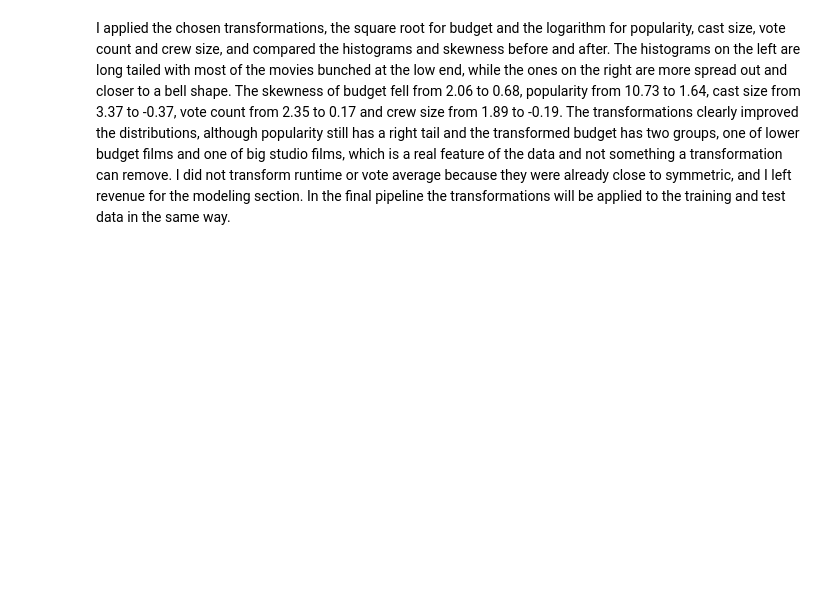
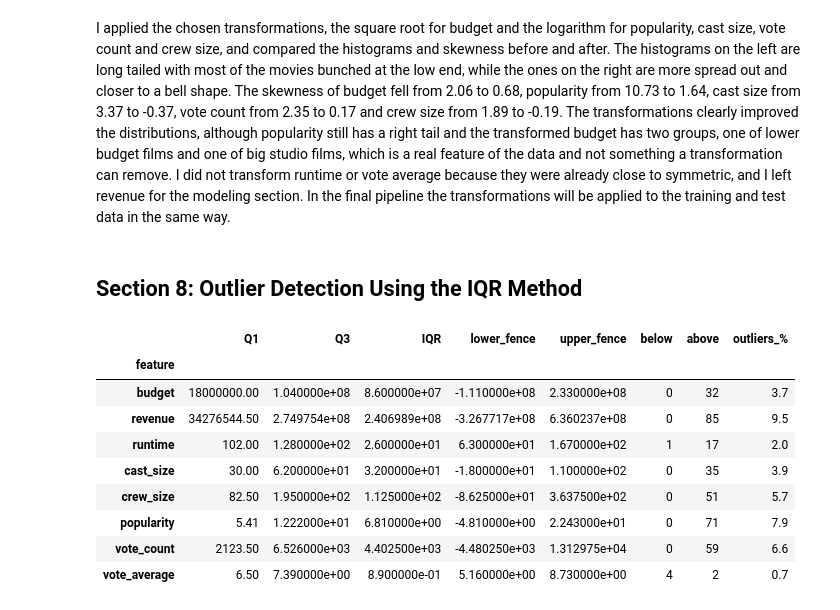
Before and after one commit to eishaiqbal767-cmyk/AI-TMBD-MOVIES-PROJECT, a Jupyter notebook: Notebooks/TMBD_Project.ipynb, the cells around one changed output. Drawn from its saved outputs; the diff is of its cells as text; code cells hidden in the pictures; blank space fills up the shorter version.

```diff
--- a/Notebooks/TMBD_Project.ipynb
+++ b/Notebooks/TMBD_Project.ipynb
@@ -1061,3 +1069,32 @@ display(summary)
 | crew_size_log | 1.89 | -0.19 |
 # %% [markdown]
 I applied the chosen transformations, the square root for budget and the logarithm for popularity, cast size, vote count and crew size, and compared the histograms and skewness before and after. The histograms on the left are long tailed with most of the movies bunched at the low end, while the ones on the right are more spread out and closer to a bell shape. The skewness of budget fell from 2.06 to 0.68, popularity from 10.73 to 1.64, cast size from 3.37 to -0.37, vote count from 2.35 to 0.17 and crew size from 1.89 to -0.19. The transformations clearly improved the distributions, although popularity still has a right tail and the transformed budget has two groups, one of lower budget films and one of big studio films, which is a real feature of the data and not something a transformation can remove. I did not transform runtime or vote average because they were already close to symmetric, and I left revenue for the modeling section. In the final pipeline the transformations will be applied to the training and test data in the same way.
+# %% [markdown]
+## Section 8: Outlier Detection Using the IQR Method
+# %%
+out_cols = ['budget', 'revenue', 'runtime', 'cast_size', 'crew_size',
+            'popularity', 'vote_count', 'vote_average']
+rows = []
+for c in out_cols:
+    s = eda[c].dropna()
+    q1, q3 = s.quantile(0.25), s.quantile(0.75)
+    iqr = q3 - q1
+    lo, hi = q1 - 1.5 * iqr, q3 + 1.5 * iqr
+    below, above = (s < lo).sum(), (s > hi).sum()
+    rows.append({'feature': c, 'Q1': q1, 'Q3': q3, 'IQR': iqr,
+                 'lower_fence': lo, 'upper_fence': hi,
+                 'below': below, 'above': above,
+                 'outliers_%': round((below + above) / len(s) * 100, 1)})
+iqr_table = pd.DataFrame(rows).set_index('feature')
+display(iqr_table.round(2))
+# %% [output]
+|  | Q1 | Q3 | IQR | lower_fence | upper_fence | below | above | outliers_% |
+| feature |  |  |  |  |  |  |  |  |
+| budget | 18000000.00 | 1.040000e+08 | 8.600000e+07 | -1.110000e+08 | 2.330000e+08 | 0 | 32 | 3.7 |
+| revenue | 34276544.50 | 2.749754e+08 | 2.406989e+08 | -3.267717e+08 | 6.360237e+08 | 0 | 85 | 9.5 |
+| runtime | 102.00 | 1.280000e+02 | 2.600000e+01 | 6.300000e+01 | 1.670000e+02 | 1 | 17 | 2.0 |
+| cast_size | 30.00 | 6.200000e+01 | 3.200000e+01 | -1.800000e+01 | 1.100000e+02 | 0 | 35 | 3.9 |
+| crew_size | 82.50 | 1.950000e+02 | 1.125000e+02 | -8.625000e+01 | 3.637500e+02 | 0 | 51 | 5.7 |
+| popularity | 5.41 | 1.222000e+01 | 6.810000e+00 | -4.810000e+00 | 2.243000e+01 | 0 | 71 | 7.9 |
+| vote_count | 2123.50 | 6.526000e+03 | 4.402500e+03 | -4.480250e+03 | 1.312975e+04 | 0 | 59 | 6.6 |
+| vote_average | 6.50 | 7.390000e+00 | 8.900000e-01 | 5.160000e+00 | 8.730000e+00 | 4 | 2 | 0.7 |
```
Also changed, not shown: parts of 10 cells of this notebook.
